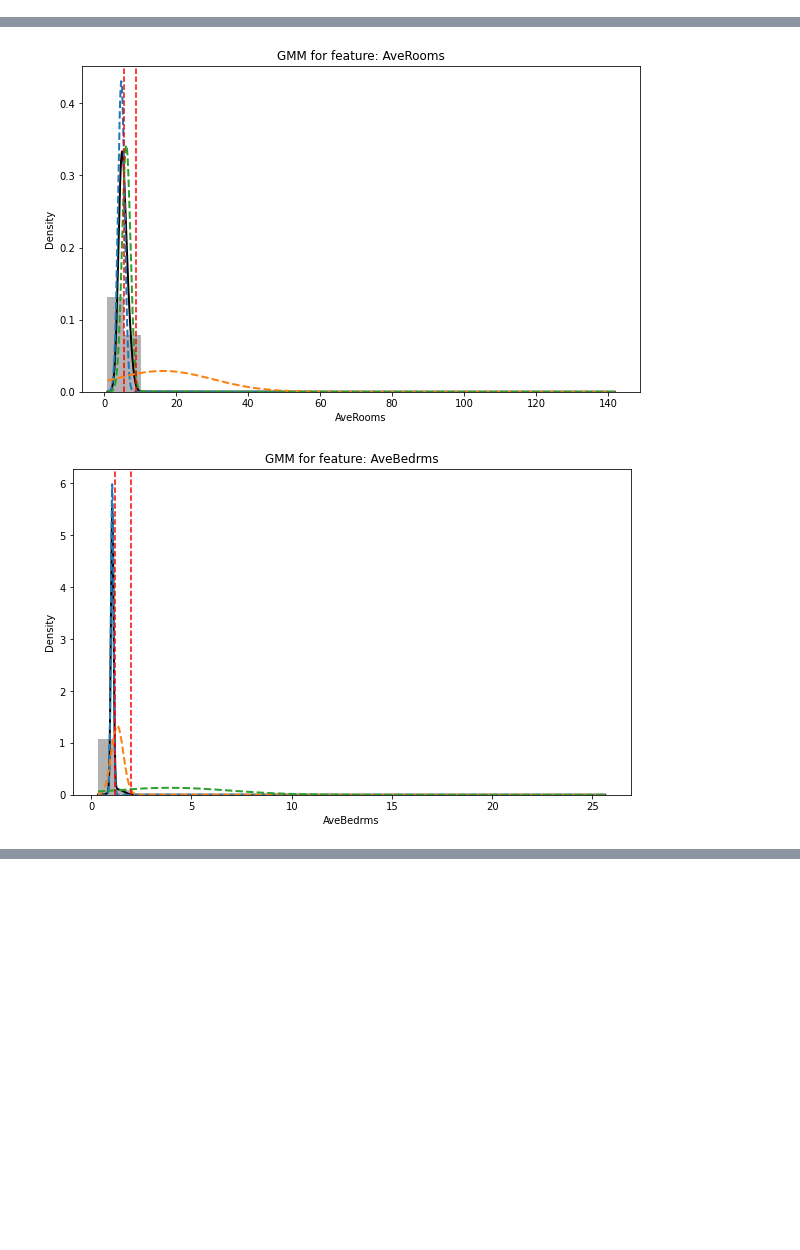
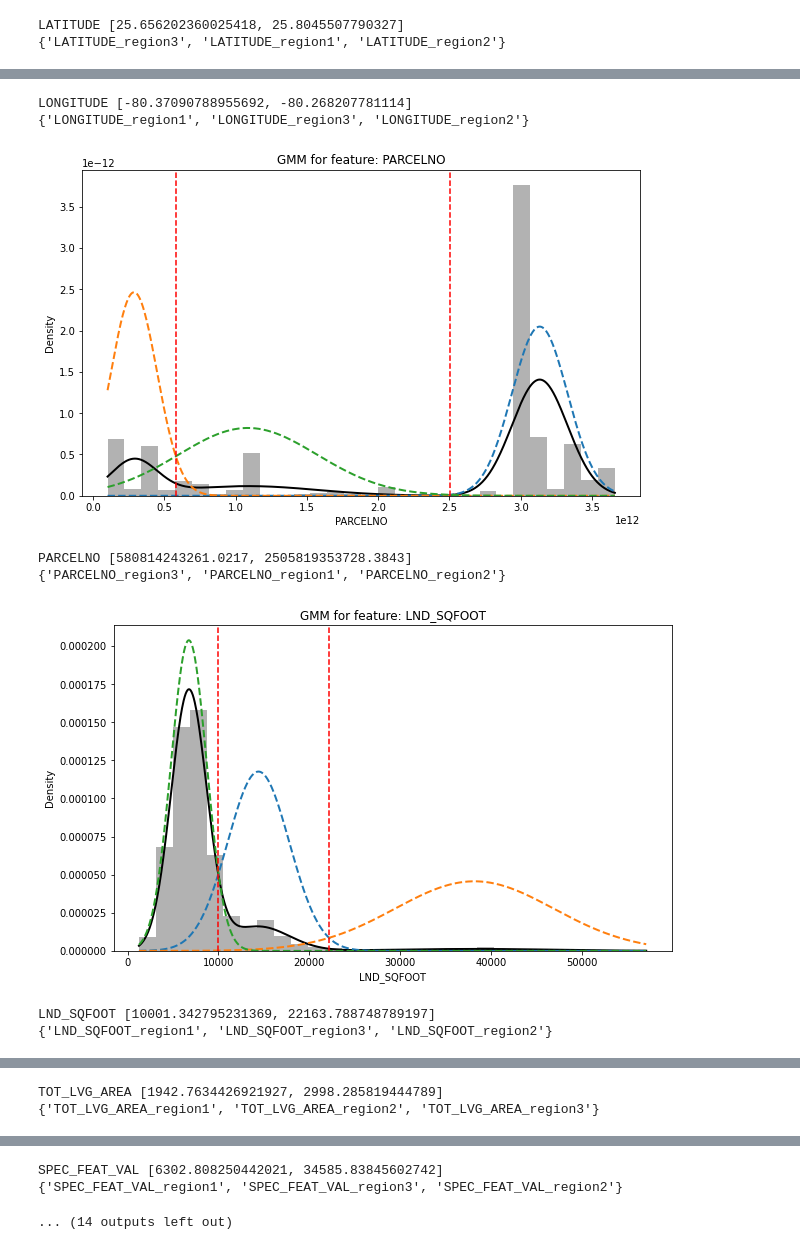
Before and after one commit to mattyshen/adaptiveTTI, a Jupyter notebook: interpretDistill/featurizer_debugger.ipynb, the cells around one changed output, grey strips where cells are left out. Cells and saved outputs as stored; diff of their text form; code cells hidden in the pictures; blank space fills up the shorter version.

```diff
--- a/interpretDistill/featurizer_debugger.ipynb
+++ b/interpretDistill/featurizer_debugger.ipynb
@@ -158,14 +37,19 @@ from sklearn.datasets import fetch_california_housing
 from sklearn.model_selection import train_test_split
 
 # Load the California housing dataset
-housing = fetch_california_housing(as_frame=True)
+# housing = fetch_california_housing(as_frame=True)
 
-# Create DataFrames for X and y
-X = housing.data
-y = housing.target
+# # Create DataFrames for X and y
+# X = housing.data
+# y = housing.target
+
+miami_housing = openml.datasets.get_dataset(43093)
+X, y, _, _ = miami_housing.get_data(target=miami_housing.default_target_attribute, dataset_format="dataframe")
+X = pd.DataFrame(X.values, columns=X.columns, index=X.index)
 
 # Split the dataset into training and test sets
-X_train, X_test, y_train, y_test = train_test_split(X, y, test_size=0.2, random_state=42)
+X_train, X_test, y_train, y_test = train_test_split(X, y, test_size=0.2, random_state=0)
+X_train, X_val, y_train, y_val = train_test_split(X, y, test_size=0.25, random_state=0)
 
 # Print the shapes of the resulting splits
 print(f"X_train shape: {X_train.shape}")
@@ -180,4 +80,5 @@ y_test shape: (4128,)
 # %%
-ft = GMMBinaryMapper()
-ft.fit(X_train, plot=True)
+ft = GMMBinaryMapper(max_gmm_components=3)
+#ft = DTRegBinaryMapper(bit = 0, depth=3)
+ft.fit(X_train, y_train, plot=True)
 # %% [output]
@@ -184,0 +86,2 @@ ft.fit(X_train, plot=True)
+LATITUDE [25.656202360025418, 25.8045507790327]
+{'LATITUDE_region3', 'LATITUDE_region1', 'LATITUDE_region2'}
@@ -186,2 +89,8 @@ ft.fit(X_train, plot=True)
+LONGITUDE [-80.37090788955692, -80.268207781114]
+{'LONGITUDE_region1', 'LONGITUDE_region3', 'LONGITUDE_region2'}
-[figure, old version]
+[figure, new version]
+PARCELNO [580814243261.0217, 2505819353728.3843]
+{'PARCELNO_region3', 'PARCELNO_region1', 'PARCELNO_region2'}
-[figure, old version]
+[figure, new version]
+LND_SQFOOT [10001.342795231369, 22163.788748789197]
+{'LND_SQFOOT_region1', 'LND_SQFOOT_region3', 'LND_SQFOOT_region2'}
@@ -188,0 +98,2 @@ ft.fit(X_train, plot=True)
+TOT_LVG_AREA [1942.7634426921927, 2998.285819444789]
+{'TOT_LVG_AREA_region1', 'TOT_LVG_AREA_region2', 'TOT_LVG_AREA_region3'}
@@ -191,0 +101,3 @@ ft.fit(X_train, plot=True)
+SPEC_FEAT_VAL [6302.808250442021, 34585.83845602742]
+{'SPEC_FEAT_VAL_region1', 'SPEC_FEAT_VAL_region3', 'SPEC_FEAT_VAL_region2'}
+... (14 outputs left out)
```
Also changed, not shown: parts of 13 cells of this notebook, 19 other files.
